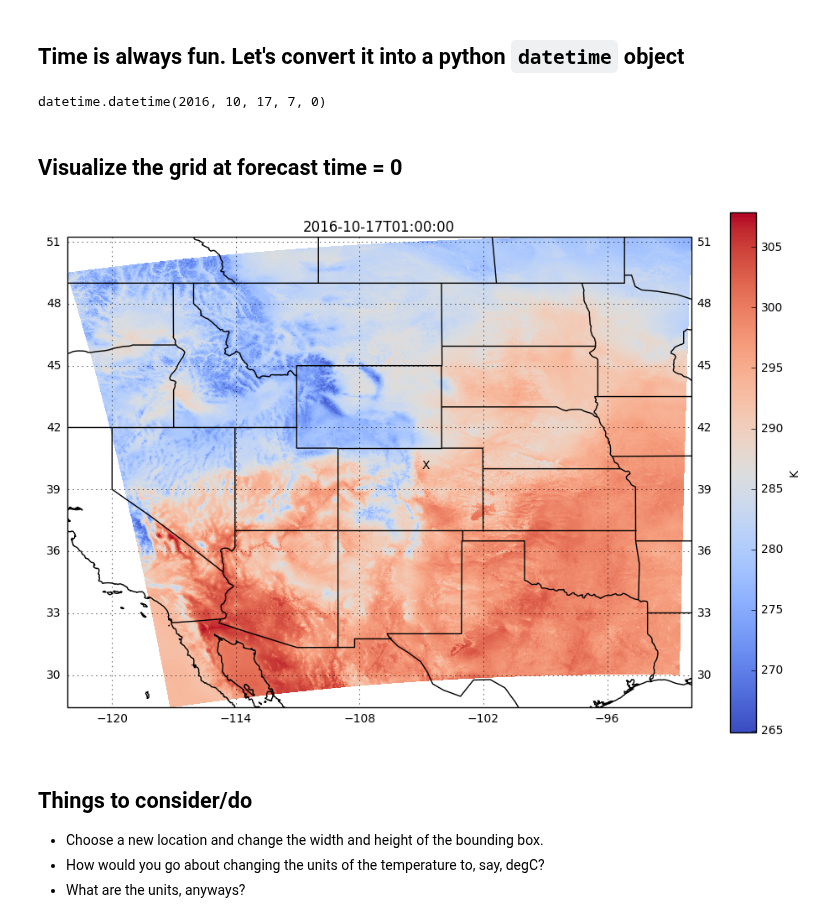
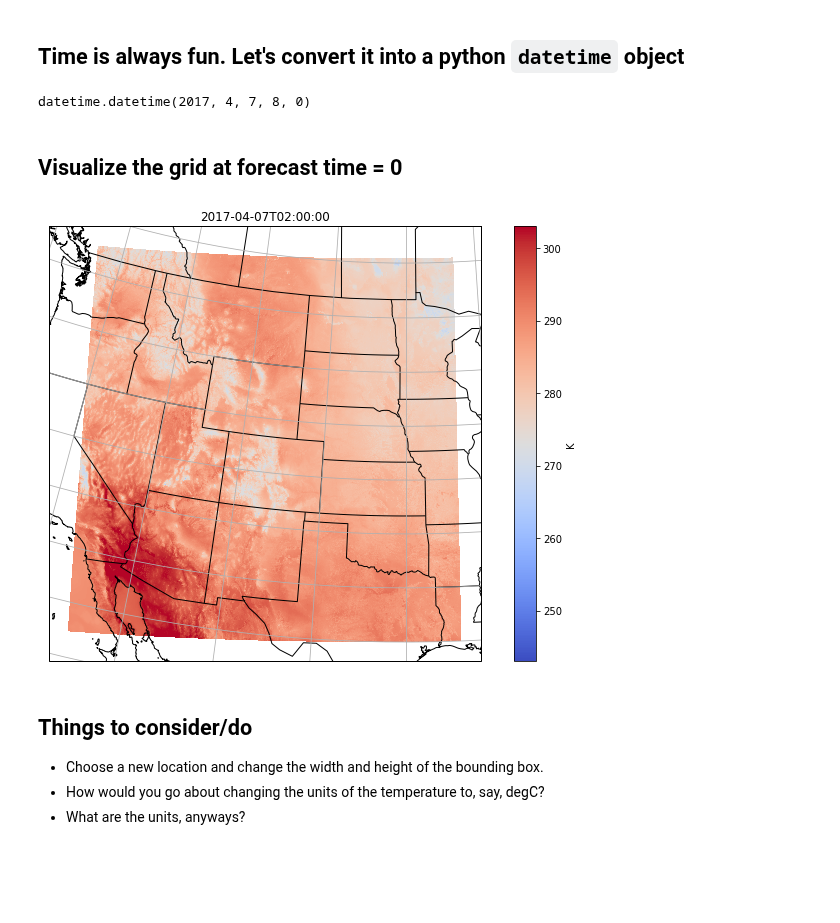
Before and after one commit to Unidata/python-workshop, a Jupyter notebook: notebooks/Siphon_Cartopy_MetPy_HRRR.ipynb, the cells around one changed output. Cells and saved outputs as stored; diff of their text form; code cells hidden in the pictures; blank space fills up the shorter version.

```diff
--- a/notebooks/Siphon_Cartopy_MetPy_HRRR.ipynb
+++ b/notebooks/Siphon_Cartopy_MetPy_HRRR.ipynb
@@ -137,8 +139,8 @@ import cartopy.crs as ccrs
 ### We have projection information and the `x, y` grid from the dataset. We will use cartopy to compute the lat/lon values which corespond to the `x,y` grid. Let's grab the x and y data, and use metpy to assign the arrays a unit.
 # %%
 from metpy.units import units
-x = nc["x"][:] * units(nc["x"].units)
-y = nc["y"][:] * units(nc["x"].units)
+x = data.variables['x'][:] * units(data.variables['x'].units)
+y = data.variables['y'][:] * units(data.variables['x'].units)
 print(x.units, y.units)
 # %% [output]
 kilometer kilometer
@@ -153,10 +155,9 @@ print(x.units, y.units)
 meter meter
 # %%
 globe = ccrs.Globe(ellipse='WGS84')  # default
-#globe = ccrs.Globe(ellipse='sphere', semimajor_axis=grid.earth_radius)
 
-crs = ccrs.LambertConformal(central_longitude=lon0, central_latitude=lat0,
-                            standard_parallels=(lat0,lat1), globe=globe)
+hrrr_proj = ccrs.LambertConformal(central_longitude=lon0, central_latitude=lat0,
+                                  standard_parallels=(lat0, lat1), globe=globe)
 # %%
 print(x.shape)
 print(y.shape)
@@ -169,49 +170,51 @@ print(ncvar.shape)
 ## Time is always fun. Let's convert it into a python `datetime` object
 # %%
 from netCDF4 import num2date
+
 # find the correct time dimension name
-for d in ncvar.dimensions:
-    if "time" in d:
-        timevar = d
+for coord in ncvar.coordinates.split():
+    if 'time' in coord:
+        timevar = data.variables[coord]
+        break
 
-time = num2date(nc[timevar][:],nc[timevar].units)
+time = num2date(timevar[:], timevar.units)
 time[6]
 # %% [output]
-datetime.datetime(2016, 10, 17, 7, 0)
+datetime.datetime(2017, 4, 7, 8, 0)
 # %% [markdown]
 ## Visualize the grid at forecast time = 0
 # %%
-t_step = 0
-
-import cartopy.feature as cfeature
-states_provinces = cfeature.NaturalEarthFeature(
+import cartopy.feature as cfeat
+states_provinces = cfeat.NaturalEarthFeature(
         category='cultural',
         name='admin_1_states_provinces_lines',
         scale='50m',
         facecolor='none')
 
-fig, ax = plt.subplots(1, 1, figsize=(12, 8),
-                       subplot_kw=dict(projection=ccrs.PlateCarree()))
-mesh = ax.pcolormesh(x,y,ncvar[t_step,::].squeeze(), transform=crs,zorder=0, cmap=plt.get_cmap("coolwarm"))
-# Mark the center of our lat/lon bounding box
-ax.text(lon, lat, "X", transform=ccrs.Geodetic())
+t_step = 0
+
+fig = plt.figure(figsize=(12, 8))
+ax = fig.add_subplot(1, 1, 1, projection=ccrs.LambertConformal())
+cmap = plt.get_cmap("coolwarm")
+color_range = plt.Normalize(243, 303)
+mesh = ax.pcolormesh(x, y, ncvar[t_step].squeeze(),
+                     transform=hrrr_proj, zorder=0,
+                     cmap=cmap, norm=color_range)
 
 # add some common geographic features
-ax.coastlines(resolution='10m',color='black',zorder=1)
+ax.coastlines(resolution='10m', color='black', zorder=1)
 ax.add_feature(states_provinces, edgecolor='black', zorder=1)
-ax.add_feature(cartopy.feature.BORDERS)
+ax.add_feature(cfeat.BORDERS)
 
 # add some lat/lon gridlines
-gl = ax.gridlines(draw_labels=True)
-gl.xlabels_top = False
-#gl.ylabels_right = False
-ax.set_title(time[t_step].isoformat());
+ax.gridlines()
+ax.set_title(time[t_step].isoformat())
 
 # add a colorbar
 cax = fig.colorbar(mesh)
 cax.set_label(ncvar.units)
 # %% [output]
-[figure, old version]
+[figure, new version]
 # %% [markdown]
 ## Things to consider/do
 
```
Also changed, not shown: parts of 10 cells of this notebook, 1 other file.
